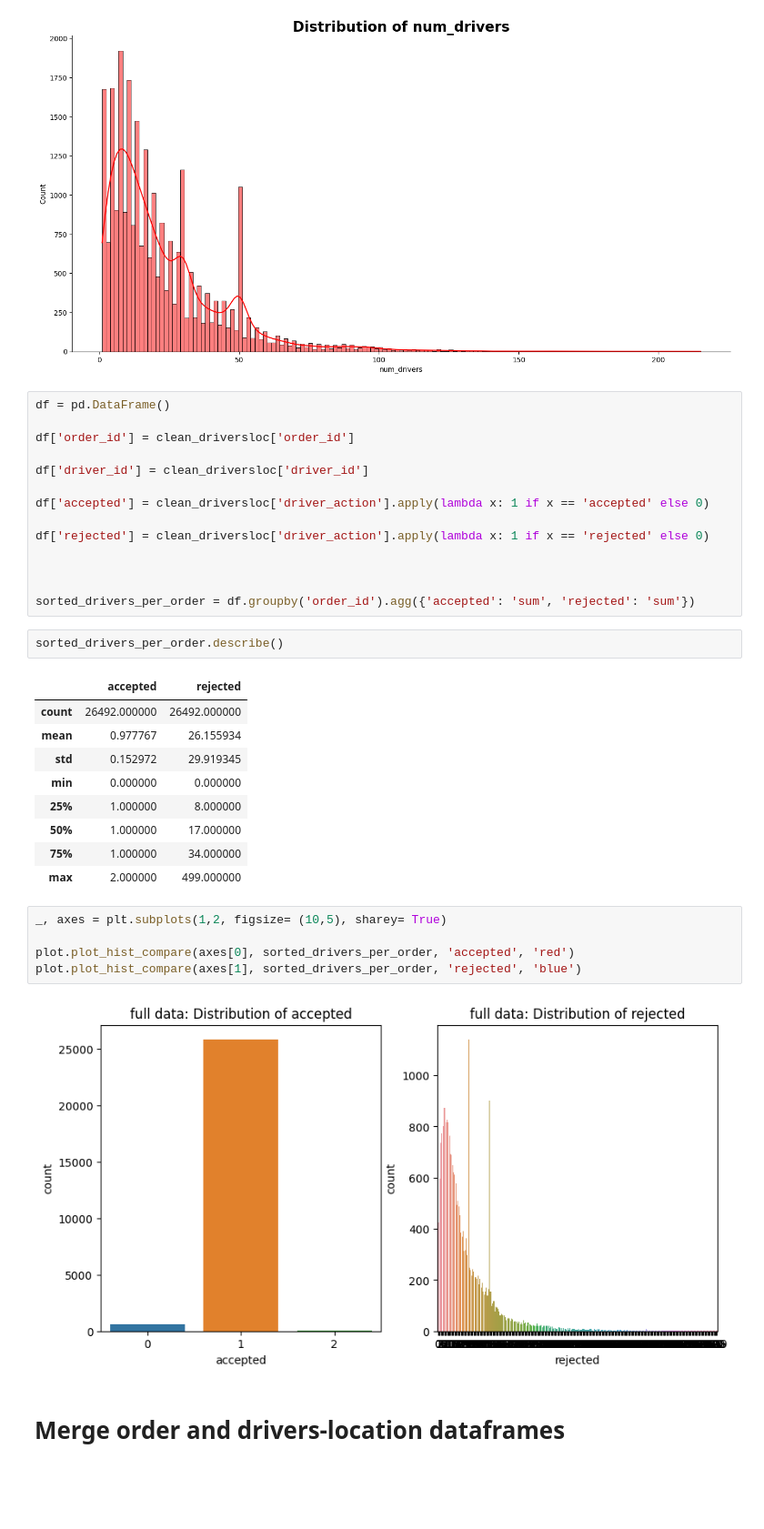
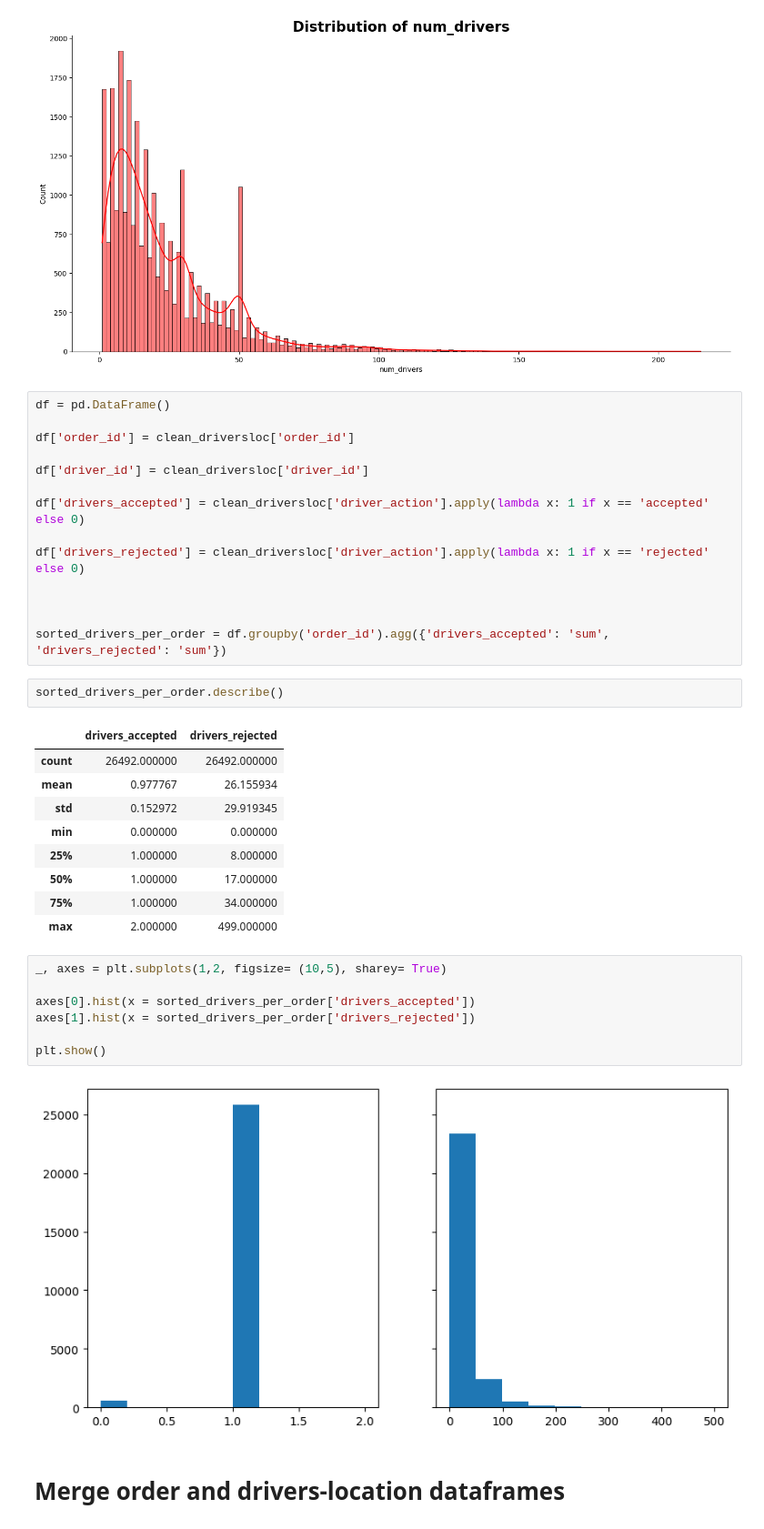
Before and after one commit to emtinanseo/Optimization-with-Causal-Inference, a Jupyter notebook: notebooks/eda_firstlook.ipynb, the cells around one changed output. Shown: that part at 91% size. Drawn from its saved outputs; the diff is of its cells as text; blank space fills up the shorter version.

```diff
--- a/notebooks/eda_firstlook.ipynb
+++ b/notebooks/eda_firstlook.ipynb
@@ -411,17 +411,17 @@ df['order_id'] = clean_driversloc['order_id']
 
 df['driver_id'] = clean_driversloc['driver_id']
 
-df['accepted'] = clean_driversloc['driver_action'].apply(lambda x: 1 if x == 'accepted' else 0)
+df['drivers_accepted'] = clean_driversloc['driver_action'].apply(lambda x: 1 if x == 'accepted' else 0)
 
-df['rejected'] = clean_driversloc['driver_action'].apply(lambda x: 1 if x == 'rejected' else 0)
+df['drivers_rejected'] = clean_driversloc['driver_action'].apply(lambda x: 1 if x == 'rejected' else 0)
 
 
 
-sorted_drivers_per_order = df.groupby('order_id').agg({'accepted': 'sum', 'rejected': 'sum'})
+sorted_drivers_per_order = df.groupby('order_id').agg({'drivers_accepted': 'sum', 'drivers_rejected': 'sum'})
 # %%
 sorted_drivers_per_order.describe()
 # %% [output]
-|  | accepted | rejected |
+|  | drivers_accepted | drivers_rejected |
 | count | 26492.000000 | 26492.000000 |
 | mean | 0.977767 | 26.155934 |
 | std | 0.152972 | 29.919345 |
@@ -433,10 +433,12 @@ sorted_drivers_per_order.describe()
 # %%
 _, axes = plt.subplots(1,2, figsize= (10,5), sharey= True)
 
-plot.plot_hist_compare(axes[0], sorted_drivers_per_order, 'accepted', 'red')
-plot.plot_hist_compare(axes[1], sorted_drivers_per_order, 'rejected', 'blue')
+axes[0].hist(x = sorted_drivers_per_order['drivers_accepted'])
+axes[1].hist(x = sorted_drivers_per_order['drivers_rejected'])
+
+plt.show()
 # %% [output]
-[figure, old version]
+[figure, new version]
 # %% [markdown]
 # Merge order and drivers-location dataframes
 # %% [markdown]
```
Also changed, not shown: parts of 9 cells of this notebook, 1 other file.
